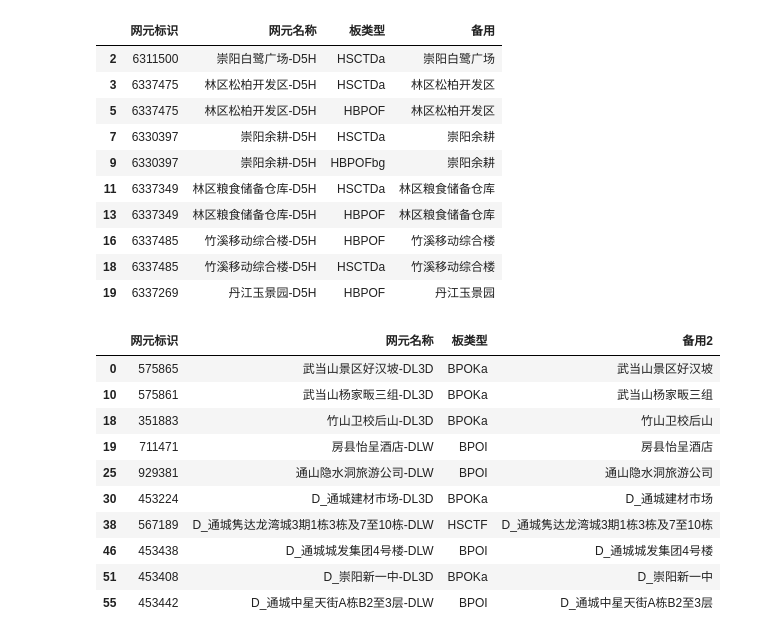
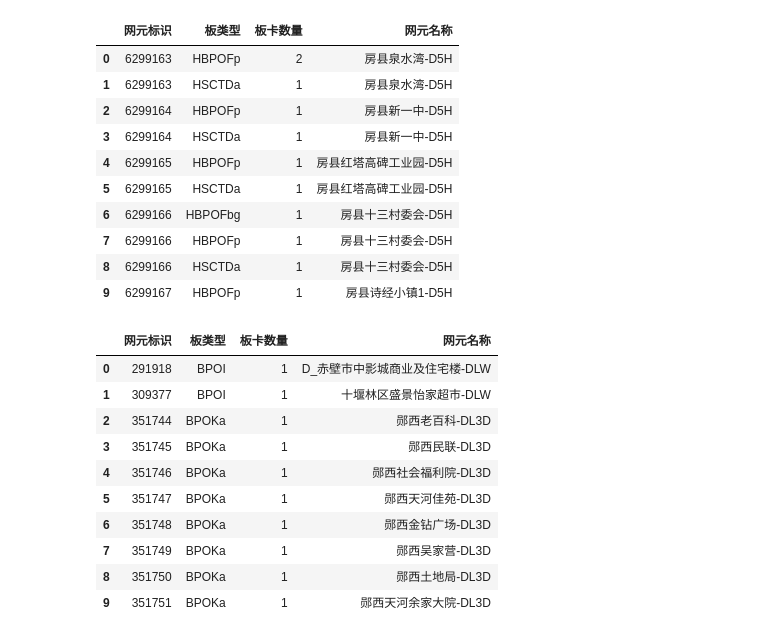
Before and after one commit to AIsuperOne/SuperMO, a Jupyter notebook: test.ipynb, the cells around one changed output. Cells and saved outputs as stored; diff of their text form; code cells hidden in the pictures.

```diff
--- a/test.ipynb
+++ b/test.ipynb
@@ -6,8 +6,8 @@ import geopandas as gpd
 from shapely.geometry import Point
 
 # Unified data directories
-Datadir = r'C:\Users\Administrator\Documents\MnewData'
-output_path = r'C:\Users\Administrator\Documents\MnewData'
+Datadir = r'C:\Data\MobileData'
+output_path = r'C:\Data\data'
 
 def list_csv_files(directory, keyword):
     """List CSV files in the specified directory that contain the keyword, case-insensitively."""
@@ -26,32 +26,45 @@ def read_and_process_files(directory, keyword, columns=None, encoding='gbk'):
         except Exception as e:
             print(f"Error reading file {file}: {e}")
     return pd.concat(dfs, ignore_index=True).drop_duplicates() if dfs else pd.DataFrame()
+
+
+def save_dataframe_to_csv(df, filename):
+    """Save DataFrame to CSV file."""
+    df.to_csv(os.path.join(output_path, filename), index=False, encoding='utf-8-sig')
+    print(f"DataFrame exported to {filename}")
 # %%
 # 读取数据并重命名列
-df_5GB = read_and_process_files(Datadir, '板卡规划(3000310)-5G', ['网元标识', '网元名称', '板类型'])
+df_5GB = read_and_process_files(Datadir, '板卡规划(3000310)-5G', ['网元标识', '网元名称', '插槽号','板类型'])
 df_5GB['备用'] = df_5GB['网元名称'].str.extract(r'(.*)-D')
 # 去掉字段 "板"
 df_5GB['板类型'] = df_5GB['板类型'].str.replace('板', '')
 
 # 删除包含 'FCU' 和 'PSU' 的行
 df_5GB = df_5GB[~df_5GB['板类型'].isin(['FCU', 'PSU'])]
+df_5GB['板卡数量'] = 1
 
-df_5GB.head(10)
+df_5GB_agg = df_5GB.groupby(['网元标识', '板类型'], as_index=False).agg({
+    '板卡数量': 'sum',
+    '网元名称': 'first'
+})
+
+
+df_5GB_agg.head(10)
 # %% [output]
-|  | 网元标识 | 网元名称 | 板类型 | 备用 |
-| 2 | 6311500 | 崇阳白鹭广场-D5H | HSCTDa | 崇阳白鹭广场 |
-| 3 | 6337475 | 林区松柏开发区-D5H | HSCTDa | 林区松柏开发区 |
-| 5 | 6337475 | 林区松柏开发区-D5H | HBPOF | 林区松柏开发区 |
-| 7 | 6330397 | 崇阳余耕-D5H | HSCTDa | 崇阳余耕 |
-| 9 | 6330397 | 崇阳余耕-D5H | HBPOFbg | 崇阳余耕 |
-| 11 | 6337349 | 林区粮食储备仓库-D5H | HSCTDa | 林区粮食储备仓库 |
-| 13 | 6337349 | 林区粮食储备仓库-D5H | HBPOF | 林区粮食储备仓库 |
-| 16 | 6337485 | 竹溪移动综合楼-D5H | HBPOF | 竹溪移动综合楼 |
-| 18 | 6337485 | 竹溪移动综合楼-D5H | HSCTDa | 竹溪移动综合楼 |
-| 19 | 6337269 | 丹江玉景园-D5H | HBPOF | 丹江玉景园 |
+|  | 网元标识 | 板类型 | 板卡数量 | 网元名称 |
+| 0 | 6299163 | HBPOFp | 2 | 房县泉水湾-D5H |
+| 1 | 6299163 | HSCTDa | 1 | 房县泉水湾-D5H |
+| 2 | 6299164 | HBPOFp | 1 | 房县新一中-D5H |
+| 3 | 6299164 | HSCTDa | 1 | 房县新一中-D5H |
+| 4 | 6299165 | HBPOFp | 1 | 房县红塔高碑工业园-D5H |
+| 5 | 6299165 | HSCTDa | 1 | 房县红塔高碑工业园-D5H |
+| 6 | 6299166 | HBPOFbg | 1 | 房县十三村委会-D5H |
+| 7 | 6299166 | HBPOFp | 1 | 房县十三村委会-D5H |
+| 8 | 6299166 | HSCTDa | 1 | 房县十三村委会-D5H |
+| 9 | 6299167 | HBPOFp | 1 | 房县诗经小镇1-D5H |
 # %%
 # 读取数据并重命名列
-df_4GB = read_and_process_files(Datadir, '板卡规划(1000310)-4G',['网元标识', '网元名称', '板类型'])
+df_4GB = read_and_process_files(Datadir, '板卡规划(1000310)-4G',['网元标识', '网元名称', '插槽号','板类型'])
 
 
 df_4GB['备用2'] = df_4GB['网元名称'].str.extract(r'(.*)-D')
@@ -60,17 +73,23 @@ df_4GB['板类型'] = df_4GB['板类型'].str.replace('板', '')
 
 # 包含 ['BPOKa', 'BPOI','SCTF','HSCTF']的行
 df_4GB = df_4GB[df_4GB['板类型'].isin(['BPOKa', 'BPOI','SCTF','HSCTF'])]
+df_4GB['板卡数量'] = 1
 
-df_4GB.head(10)
+df_4GB_agg = df_4GB.groupby(['网元标识', '板类型'], as_index=False).agg({
+    '板卡数量': 'sum',
+    '网元名称': 'first'
+})
+
+df_4GB_agg.head(10)
 # %% [output]
-|  | 网元标识 | 网元名称 | 板类型 | 备用2 |
-| 0 | 575865 | 武当山景区好汉坡-DL3D | BPOKa | 武当山景区好汉坡 |
-| 10 | 575861 | 武当山杨家畈三组-DL3D | BPOKa | 武当山杨家畈三组 |
-| 18 | 351883 | 竹山卫校后山-DL3D | BPOKa | 竹山卫校后山 |
-| 19 | 711471 | 房县怡呈酒店-DLW | BPOI | 房县怡呈酒店 |
-| 25 | 929381 | 通山隐水洞旅游公司-DLW | BPOI | 通山隐水洞旅游公司 |
-| 30 | 453224 | D_通城建材市场-DL3D | BPOKa | D_通城建材市场 |
-| 38 | 567189 | D_通城隽达龙湾城3期1栋3栋及7至10栋-DLW | HSCTF | D_通城隽达龙湾城3期1栋3栋及7至10栋 |
-| 46 | 453438 | D_通城城发集团4号楼-DLW | BPOI | D_通城城发集团4号楼 |
-| 51 | 453408 | D_崇阳新一中-DL3D | BPOKa | D_崇阳新一中 |
-| 55 | 453442 | D_通城中星天街A栋B2至3层-DLW | BPOI | D_通城中星天街A栋B2至3层 |
+|  | 网元标识 | 板类型 | 板卡数量 | 网元名称 |
+| 0 | 291918 | BPOI | 1 | D_赤壁市中影城商业及住宅楼-DLW |
+| 1 | 309377 | BPOI | 1 | 十堰林区盛景怡家超市-DLW |
+| 2 | 351744 | BPOKa | 1 | 郧西老百科-DL3D |
+| 3 | 351745 | BPOKa | 1 | 郧西民联-DL3D |
+| 4 | 351746 | BPOKa | 1 | 郧西社会福利院-DL3D |
+| 5 | 351747 | BPOKa | 1 | 郧西天河佳苑-DL3D |
+| 6 | 351748 | BPOKa | 1 | 郧西金钻广场-DL3D |
+| 7 | 351749 | BPOKa | 1 | 郧西吴家营-DL3D |
+| 8 | 351750 | BPOKa | 1 | 郧西土地局-DL3D |
+| 9 | 351751 | BPOKa | 1 | 郧西天河余家大院-DL3D |
```
Also changed, not shown: parts of 9 cells of this notebook.
